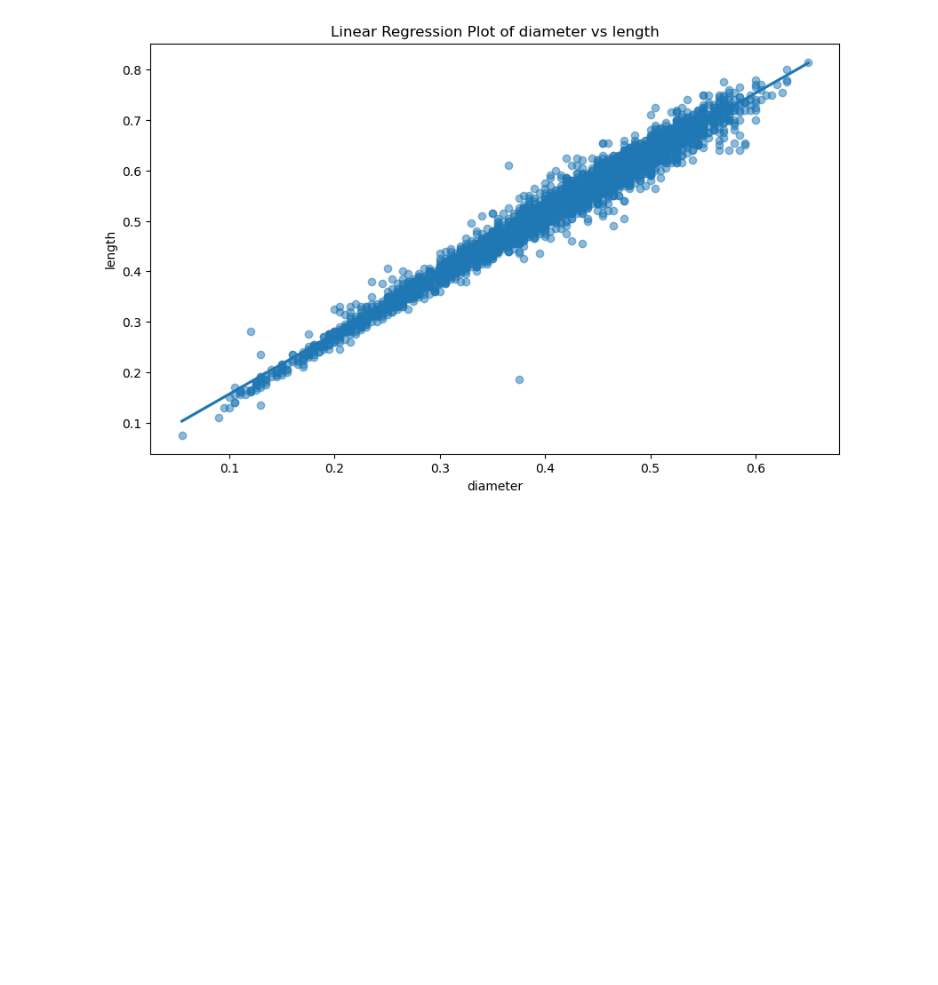
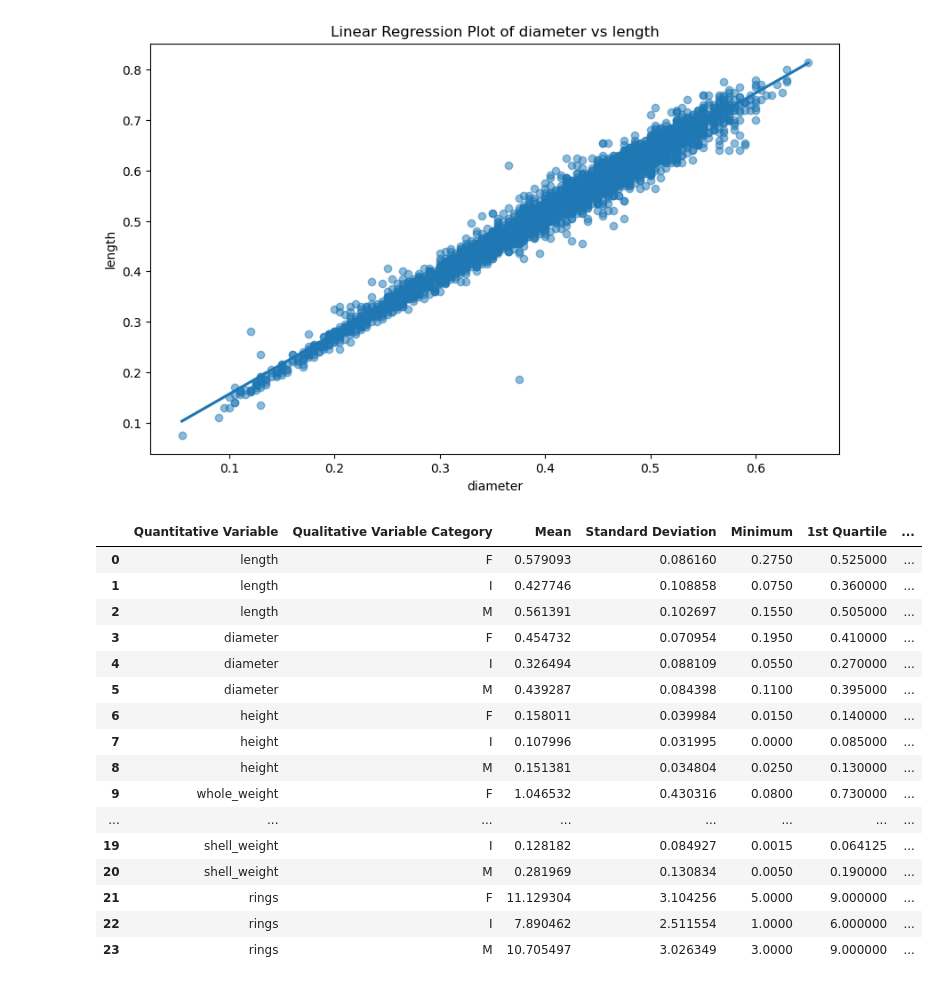
Before and after one commit to michalf1703/python-programming, a Jupyter notebook: zad1/Untitled.ipynb, the cells around one changed output. Cells and saved outputs as stored; diff of their text form; code cells hidden in the pictures; blank space fills up the shorter version.

Commit message:
edit code - second table

```diff
--- a/zad1/Untitled.ipynb
+++ b/zad1/Untitled.ipynb
@@ -6,8 +6,9 @@ import seaborn as sns
 
 # Wczytaj dane z pliku CSV
 dtype = [('sex', 'U10'), ('length', 'f8'), ('diameter', 'f8'), ('height', 'f8'), ('whole_weight', 'f8'), ('shucked_weight', 'f8'),
-         ('viscera_weight', 'f8'), ('shell_weight', 'f8'), ('rings', 'f8')]
+         ('viscera_weight', 'f8'), ('shell_weight', 'f8'), ('rings', 'i4')]
 data = np.genfromtxt("data.csv", delimiter=",", dtype=dtype)
+quantitative_variables = ['length', 'diameter', 'height', 'whole_weight', 'shucked_weight', 'viscera_weight', 'shell_weight', 'rings']
 
 # Zlicz wystąpienia 'M' w kolumnie 'sex'
 count_m = np.count_nonzero(data['sex'] == 'M')
@@ -300,3 +239,52 @@ plt.title(f'Linear Regression Plot of {x_variable} vs {y_variable}')
 plt.show()
 # %% [output]
 [figure]
+# %%
+#FOR GRADE 5
+
+# Grupuj dane według kategorii zmiennej jakościowej (tutaj: 'sex')
+grouped = df.groupby(qualitative_variable)
+
+# Inicjalizuj listę, w której będziemy przechowywać podsumowanie statystyk
+summary_stats = []
+
+# Iteruj się przez zmienne ilościowe
+for variable in quantitative_variables:
+    for category, group in grouped:
+        # Oblicz statystyki dla każdej kombinacji zmiennej jakościowej i ilościowej
+        mean = group[variable].mean()
+        std = group[variable].std()
+        min_val = group[variable].min()
+        q1 = group[variable].quantile(0.25)
+        median = group[variable].median()
+        q3 = group[variable].quantile(0.75)
+        max_val = group[variable].max()
+
+        # Dodaj wyniki do listy
+        summary_stats.append([variable, category, mean, std, min_val, q1, median, q3, max_val])
+
+# Stwórz DataFrame z podsumowaniem statystyk
+summary_df = pd.DataFrame(summary_stats, columns=['Quantitative Variable', 'Qualitative Variable Category',
+                                                   'Mean', 'Standard Deviation', 'Minimum', '1st Quartile',
+                                                   'Median', '3rd Quartile', 'Maximum'])
+
+# Wyświetl podsumowanie
+summary_df
+# %% [output]
+|  | Quantitative Variable | Qualitative Variable Category | Mean | Standard Deviation | Minimum | 1st Quartile | ... |
+| 0 | length | F | 0.579093 | 0.086160 | 0.2750 | 0.525000 | ... |
+| 1 | length | I | 0.427746 | 0.108858 | 0.0750 | 0.360000 | ... |
+| 2 | length | M | 0.561391 | 0.102697 | 0.1550 | 0.505000 | ... |
+| 3 | diameter | F | 0.454732 | 0.070954 | 0.1950 | 0.410000 | ... |
+| 4 | diameter | I | 0.326494 | 0.088109 | 0.0550 | 0.270000 | ... |
+| 5 | diameter | M | 0.439287 | 0.084398 | 0.1100 | 0.395000 | ... |
+| 6 | height | F | 0.158011 | 0.039984 | 0.0150 | 0.140000 | ... |
+| 7 | height | I | 0.107996 | 0.031995 | 0.0000 | 0.085000 | ... |
+| 8 | height | M | 0.151381 | 0.034804 | 0.0250 | 0.130000 | ... |
+| 9 | whole_weight | F | 1.046532 | 0.430316 | 0.0800 | 0.730000 | ... |
+| ... | ... | ... | ... | ... | ... | ... | ... |
+| 19 | shell_weight | I | 0.128182 | 0.084927 | 0.0015 | 0.064125 | ... |
+| 20 | shell_weight | M | 0.281969 | 0.130834 | 0.0050 | 0.190000 | ... |
+| 21 | rings | F | 11.129304 | 3.104256 | 5.0000 | 9.000000 | ... |
+| 22 | rings | I | 7.890462 | 2.511554 | 1.0000 | 6.000000 | ... |
+| 23 | rings | M | 10.705497 | 3.026349 | 3.0000 | 9.000000 | ... |
```
Also changed, not shown: parts of 2 cells of this notebook.
